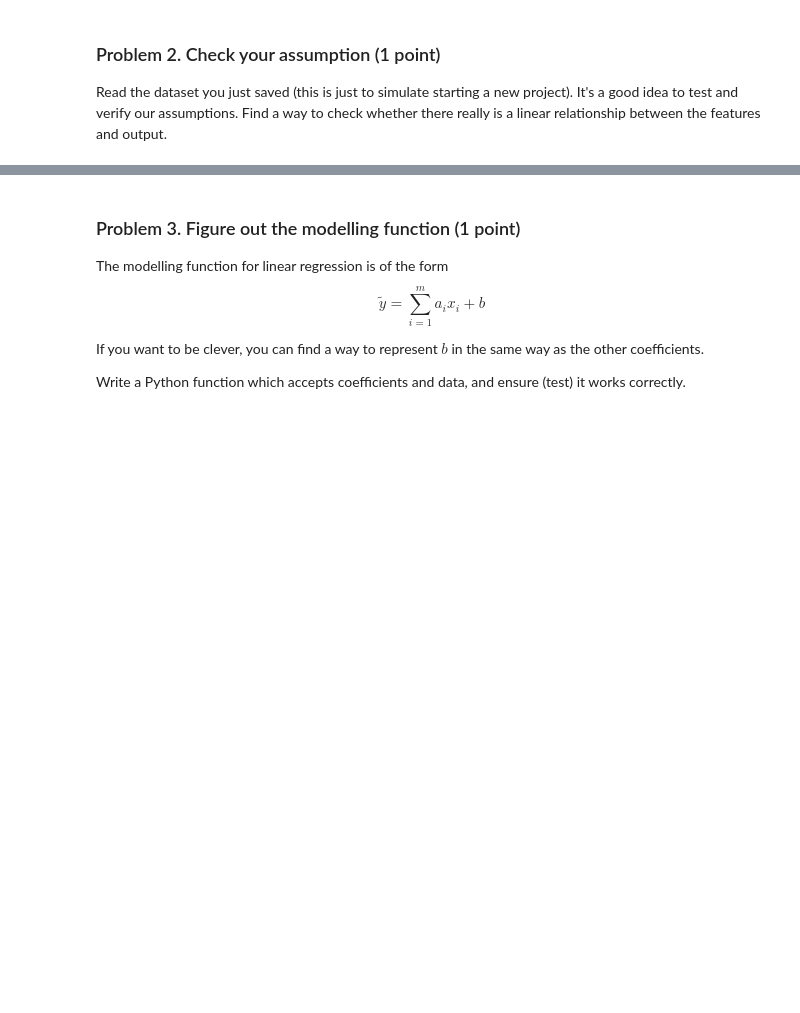
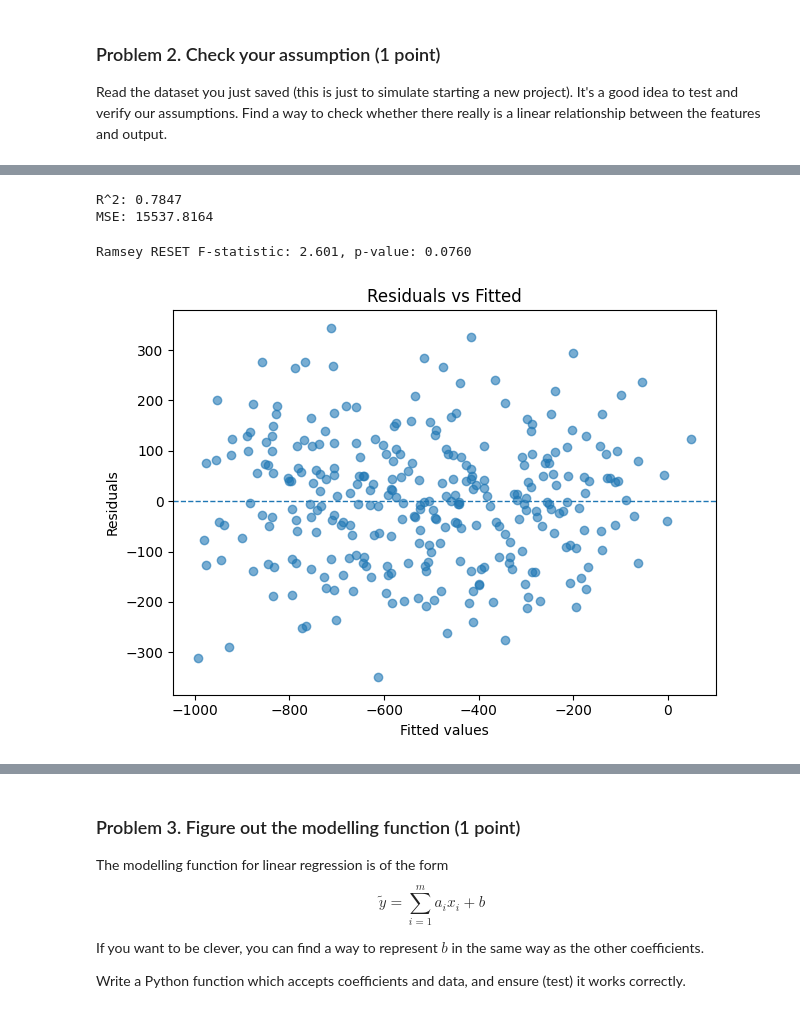
Before and after one commit to stilyan122/AI-and-Machine-Learning, a Jupyter notebook: Data Science/Regression Models/Regression Models Lab.ipynb, the cells around one changed output, grey strips where cells are left out. Drawn from its saved outputs; the diff is of its cells as text; code cells hidden in the pictures; blank space fills up the shorter version.

Commit message:
Finished Regression Models - Exercise - ex. 1, 2, 3 - generated data, checked for linear relationships and computed modelling function.

```diff
--- a/Data Science/Regression Models/Regression Models Lab.ipynb
+++ b/Data Science/Regression Models/Regression Models Lab.ipynb
@@ -21,3 +83,11 @@ Save the dataset ($X$ and $y$), and "forget" that the coefficients have ever exi
 # %% [markdown]
 ### Problem 2. Check your assumption (1 point)
 Read the dataset you just saved (this is just to simulate starting a new project). It's a good idea to test and verify our assumptions. Find a way to check whether there really is a linear relationship between the features and output.
+# %%
+# Load data
+df = pd.read_csv("data/synthetic_dataset.csv")
+X = df[[c for c in df.columns if c.startswith("x")]].values
+y = df["y"].values
+n, m = X.shape
+
+df
@@ -23,0 +108,50 @@ Read the dataset you just saved (this is just to simulate starting a new project
+# %%
+# Prepend a column of ones so the model can learn a bias/constant term
+Xb = np.hstack([np.ones((n, 1)), X])
+# %%
+beta_hat = np.linalg.lstsq(Xb, y, rcond=None)[0]
+y_hat = Xb @ beta_hat  # predictions
+residuals = y - y_hat       # errors
+# %%
+# Compute fit quality metrics
+ss_res = np.sum(residuals ** 2)
+ss_tot = np.sum((y - np.mean(y)) ** 2)
+r2 = 1 - ss_res / ss_tot
+mse = ss_res / n
+print(f"R^2: {r2:.4f}")
+print(f"MSE: {mse:.4f}")
+# %% [output]
+R^2: 0.7847
+MSE: 15537.8164
+# %%
+# Ramsey RESET test: add nonlinear functions of fitted values (squared and cubed)
+fitted = y_hat
+fitted_sq = fitted ** 2
+fitted_cu = fitted ** 3
+
+# Full model includes original regressors plus fitted^2 and fitted^3
+Z_full = np.column_stack([Xb, fitted_sq, fitted_cu])
+beta_full = np.linalg.lstsq(Z_full, y, rcond=None)[0]
+y_hat_full = Z_full @ beta_full
+residuals_full = y - y_hat_full
+
+# Compute RSS difference and F-statistic
+ss_res_full = np.sum(residuals_full ** 2)
+q = 2  # number of added nonlinear terms
+k_full = Z_full.shape[1]  # total parameters in full model
+f_stat = ((ss_res - ss_res_full) / q) / (ss_res_full / (n - k_full))
+p_value = 1 - stats.f.cdf(f_stat, q, n - k_full)
+print(f"Ramsey RESET F-statistic: {f_stat:.3f}, p-value: {p_value:.4f}")
+# %% [output]
+Ramsey RESET F-statistic: 2.601, p-value: 0.0760
+# %%
+plt.figure()
+plt.scatter(y_hat, residuals, alpha=0.6)
+plt.axhline(0, linestyle="--", linewidth=1)
+plt.xlabel("Fitted values")
+plt.ylabel("Residuals")
+plt.title("Residuals vs Fitted")
+plt.tight_layout()
+plt.show()
+# %% [output]
+[figure, added]
```
Also changed, not shown: parts of 20 cells of this notebook, 1 other file.
